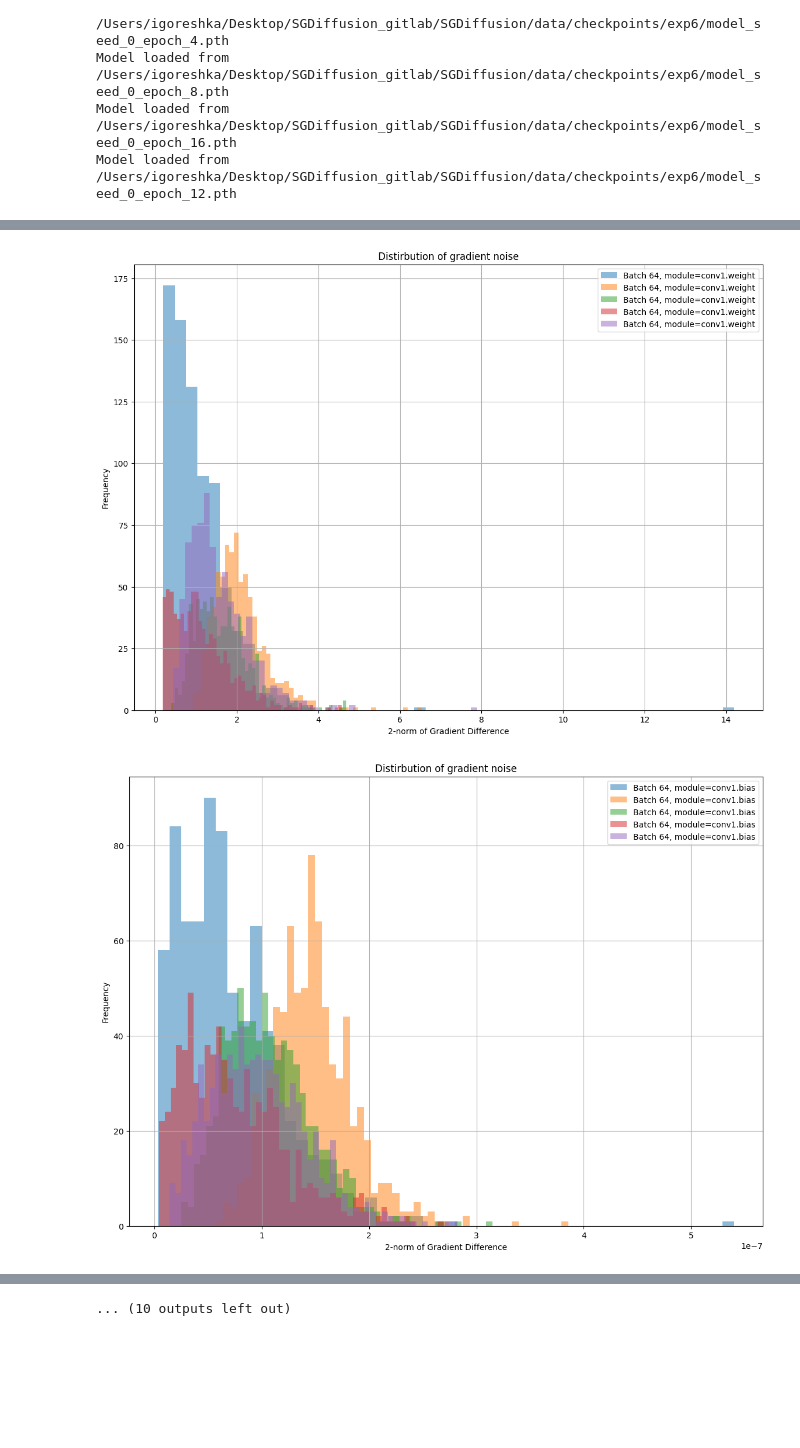
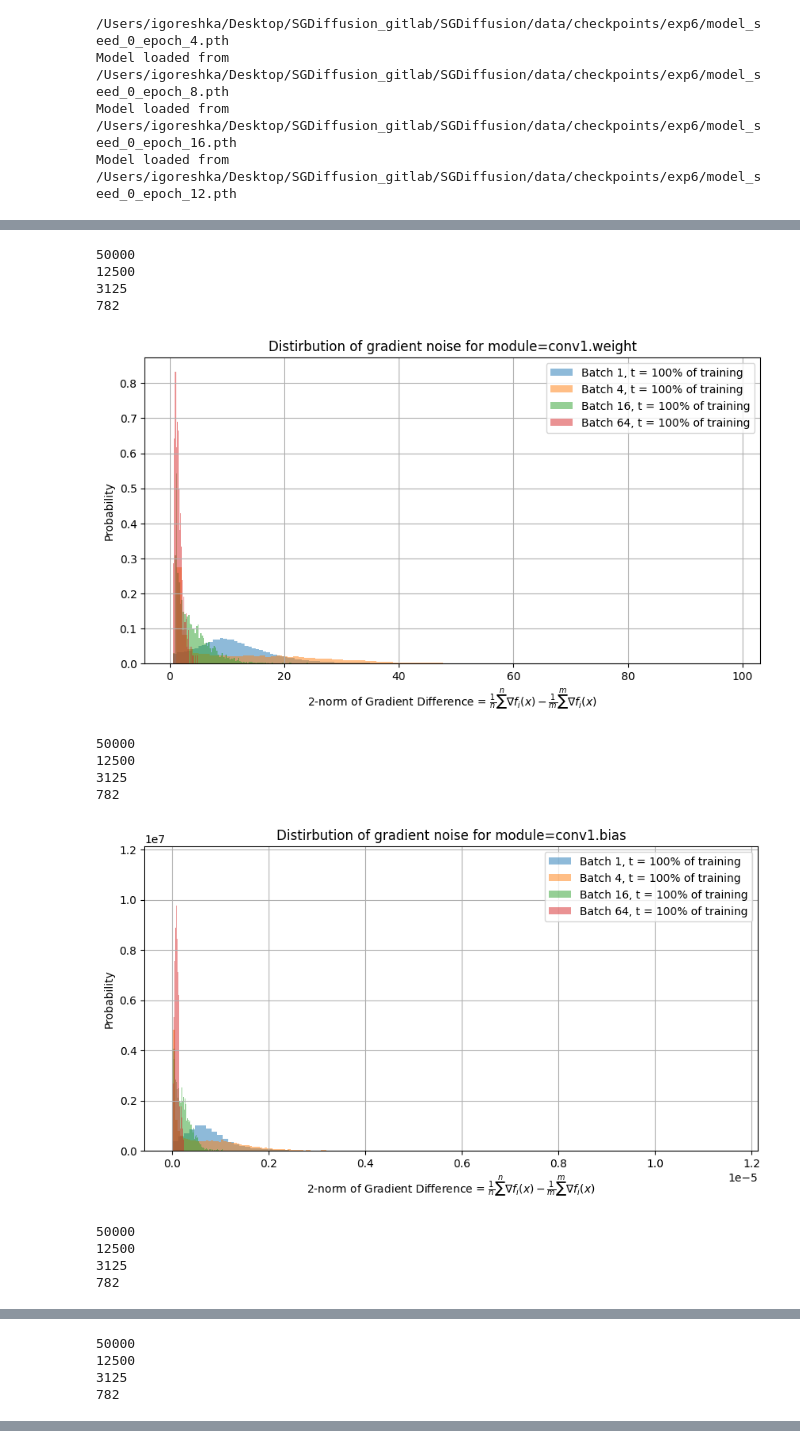
Before and after one commit to keramika4/SGDiffusion, a Jupyter notebook: notebooks/exp6/stoch_gradient_statistic.ipynb, the cells around one changed output, grey strips where cells are left out. Saved outputs shown, nothing was run; the diff lists cells and outputs as text; code cells hidden in the pictures; blank space fills up the shorter version.

```diff
--- a/notebooks/exp6/stoch_gradient_statistic.ipynb
+++ b/notebooks/exp6/stoch_gradient_statistic.ipynb
@@ -88,7 +88,7 @@ Model loaded from /Users/igoreshka/Desktop/SGDiffusion_gitlab/SGDiffusion/data/c
 Model loaded from /Users/igoreshka/Desktop/SGDiffusion_gitlab/SGDiffusion/data/checkpoints/exp6/model_seed_0_epoch_16.pth
 Model loaded from /Users/igoreshka/Desktop/SGDiffusion_gitlab/SGDiffusion/data/checkpoints/exp6/model_seed_0_epoch_12.pth
 # %%
-batch_sizes = [ 64]
+batch_sizes = [ 1, 4, 16, 64]
 train_loader, test_loader = {}, {}
 
 all_gradients_diff = {batch_size: [] for batch_size in batch_sizes}
@@ -117,4 +126,0 @@ Processing model 5/5 for batch_size 64
-# %%
-batch_size = 64
-checkpoint_idx = 0
-all_gradients_diff[batch_size][checkpoint_idx]
@@ -139,19 +129,32 @@ all_gradients_diff[batch_size][checkpoint_idx]
 # %%
 for key, _ in model.named_parameters():
-    plt.figure(figsize=(14, 10))
+    plt.figure(figsize=(10, 5))
 
-    for batch_size in batch_sizes:
-        for checkpoint_idx in range(len(all_gradients_diff[batch_size])):
+    for batch_size in batch_sizes[:4]:
+        for checkpoint_idx in range(len(all_gradients_diff[batch_size]))[-1:]:
             values = [ v[key] for v in all_gradients_diff[batch_size][checkpoint_idx] ]
-            plt.hist(values, bins=50, alpha=0.5, label=f'Batch {batch_size}, module={key}')
+            print(len(values))
+            plt.hist(values, bins=100,density=True, alpha=0.5, label=f'Batch {batch_size}, t = {int(100 * (checkpoint_idx + 1)/num_checkpoints)}% of training')
 
     # Добавляем описание и отображаем график
-    plt.xlabel('2-norm of Gradient Difference')
-    plt.ylabel('Frequency')
-    plt.title('Distirbution of gradient noise')
+    plt.xlabel(r'2-norm of Gradient Difference = $\frac{1}{n} \sum^n \nabla f_i(x) - \frac{1}{m} \sum^m \nabla f_i(x)$')
+    plt.ylabel('Probability')
+    plt.title(f'Distirbution of gradient noise for module={key}')
     plt.legend()
     plt.grid(True)
     plt.show()
 # %% [output]
+50000
+12500
+3125
+782
-[figure, old version]
+[figure, new version]
+50000
+12500
+3125
+782
-[figure, old version]
+[figure, new version]
+50000
+12500
+3125
+782
@@ -158,0 +162,4 @@ for key, _ in model.named_parameters():
+50000
+12500
+3125
+782
@@ -168 +176,0 @@ for key, _ in model.named_parameters():
-... (10 outputs left out)
```
Also changed, not shown: parts of 6 cells of this notebook.
